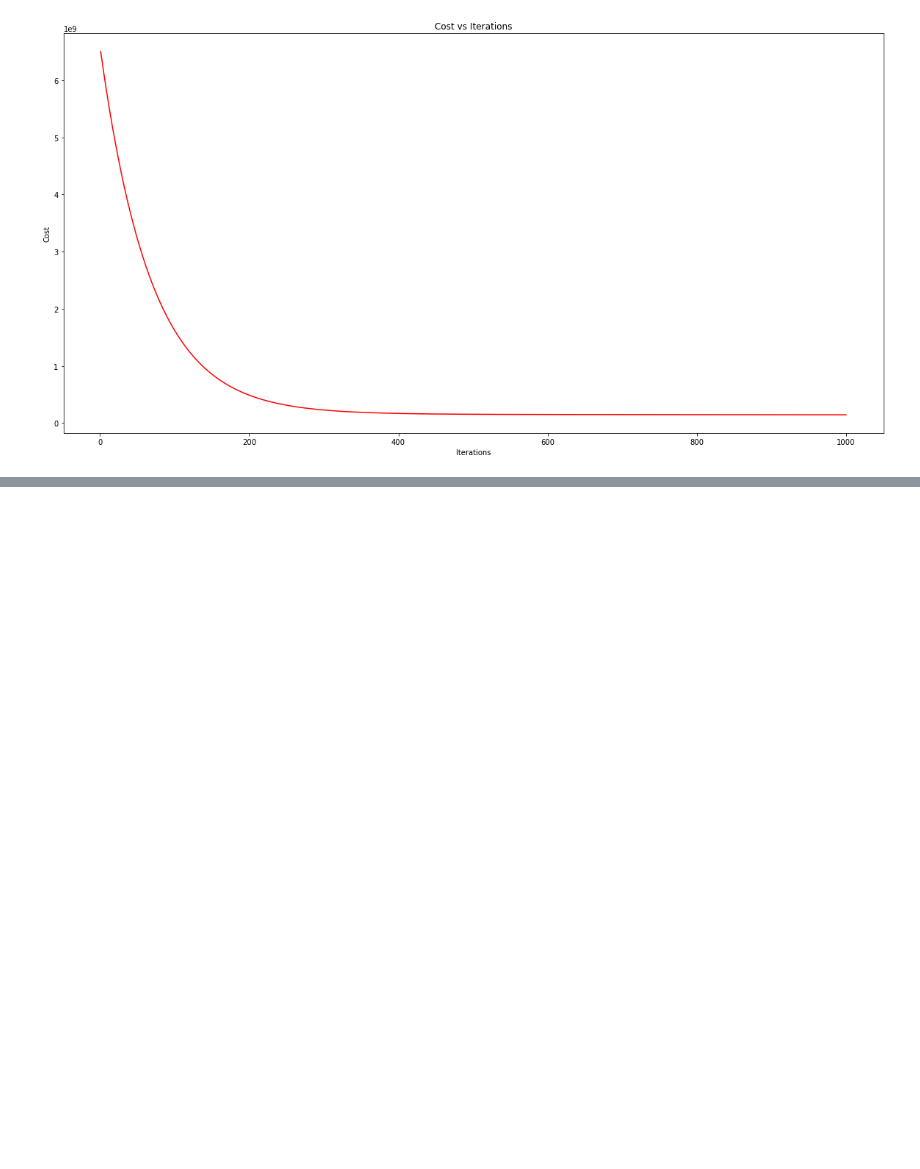
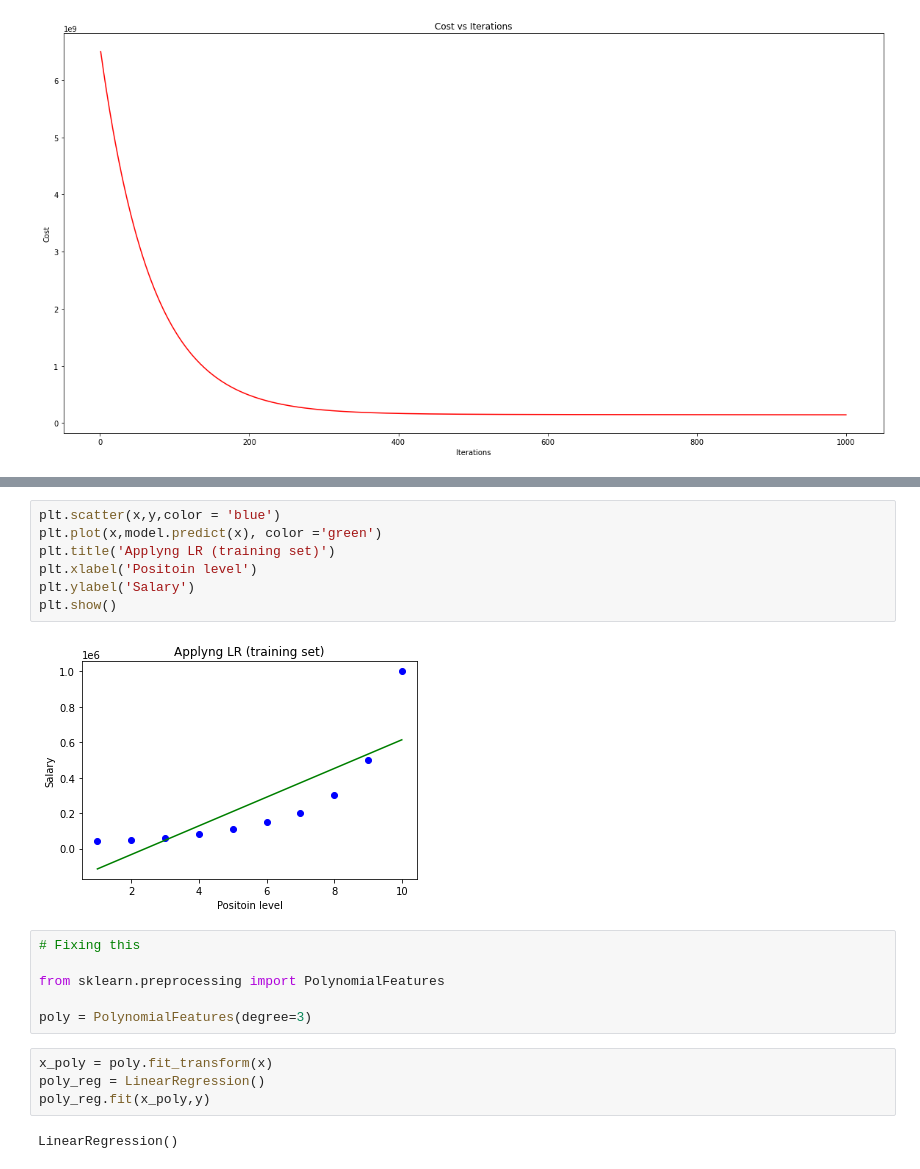
Before and after one commit to AvyayIrde/Data-Science-Course, a Jupyter notebook: Week 9/ML_Intro.ipynb, the cells around one changed output, grey strips where cells are left out. Saved outputs shown, nothing was run; the diff lists cells and outputs as text; blank space fills up the shorter version.

```diff
--- a/Week 9/ML_Intro.ipynb
+++ b/Week 9/ML_Intro.ipynb
@@ -591,0 +658,21 @@ Example 5
+# %%
+plt.scatter(x,y,color = 'blue')
+plt.plot(x,model.predict(x), color ='green')
+plt.title('Applyng LR (training set)')
+plt.xlabel('Positoin level')
+plt.ylabel('Salary')
+plt.show()
+# %% [output]
+[figure, added]
+# %%
+# Fixing this
+
+from sklearn.preprocessing import PolynomialFeatures
+
+poly = PolynomialFeatures(degree=3)
+# %%
+x_poly = poly.fit_transform(x)
+poly_reg = LinearRegression()
+poly_reg.fit(x_poly,y)
+# %% [output]
+LinearRegression()
```
Also changed, not shown: parts of 47 cells of this notebook, 4 other files.
